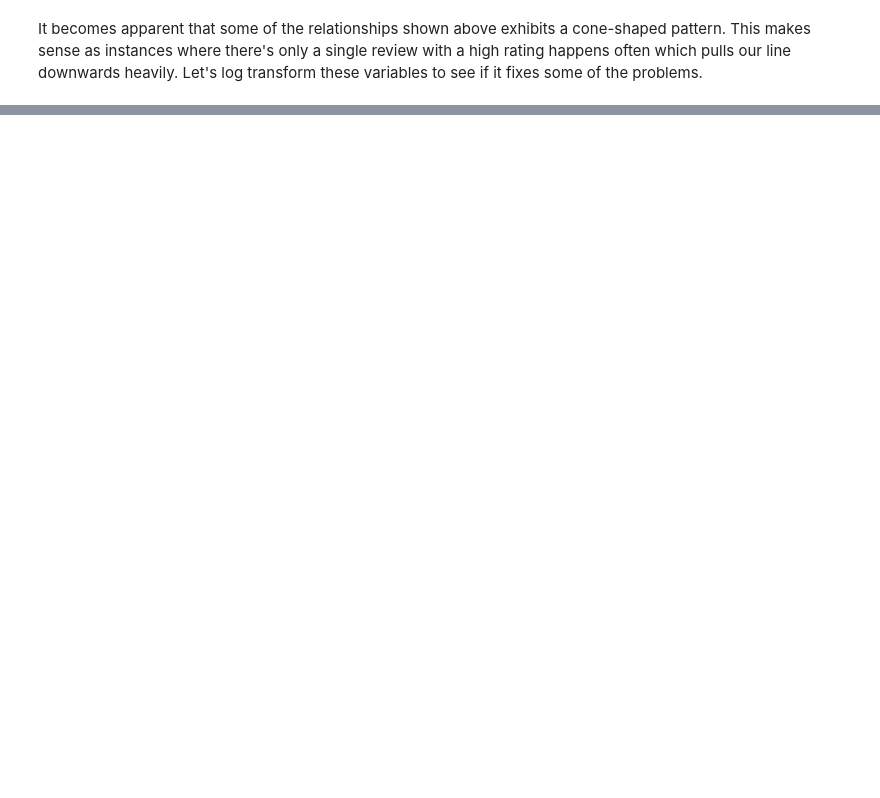
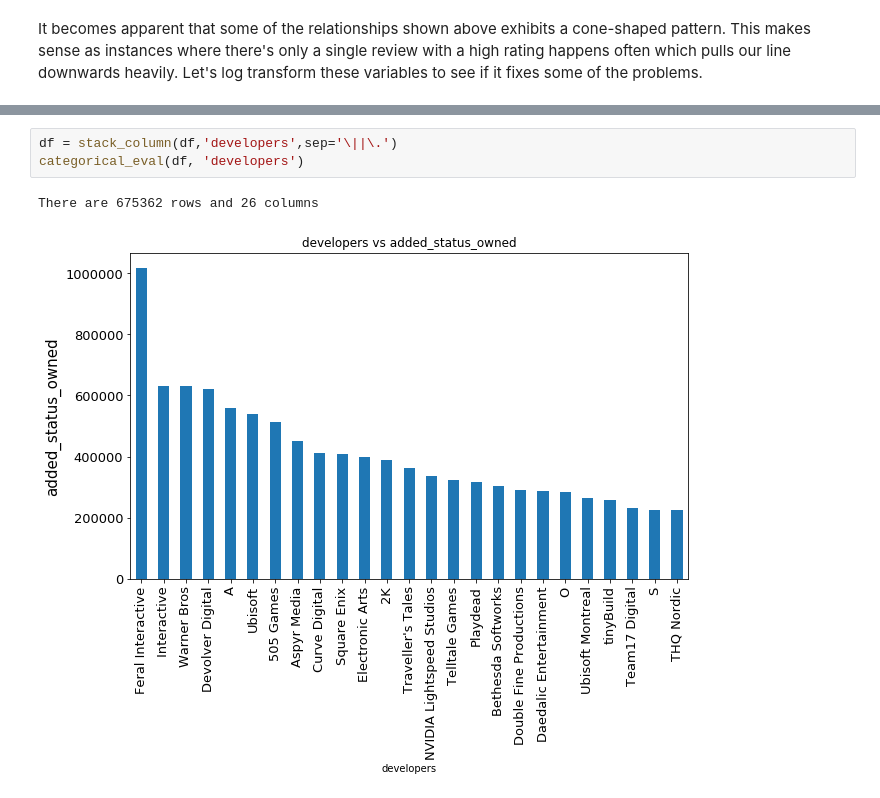
Before and after one commit to marsolmos/videogames-sales-eda, a Jupyter notebook: videogames_eda_analysis.ipynb, the cells around one changed output, grey strips where cells are left out. Drawn from its saved outputs; the diff is of its cells as text; blank space fills up the shorter version.

```diff
--- a/videogames_eda_analysis.ipynb
+++ b/videogames_eda_analysis.ipynb
@@ -259,0 +300,6 @@ categorical_eval(df, 'publishers')
+# %%
+df = stack_column(df,'developers',sep='\||\.')
+categorical_eval(df, 'developers')
+# %% [output]
+There are 675362 rows and 26 columns
+[figure, added]
```
Also changed, not shown: parts of 12 cells of this notebook.
